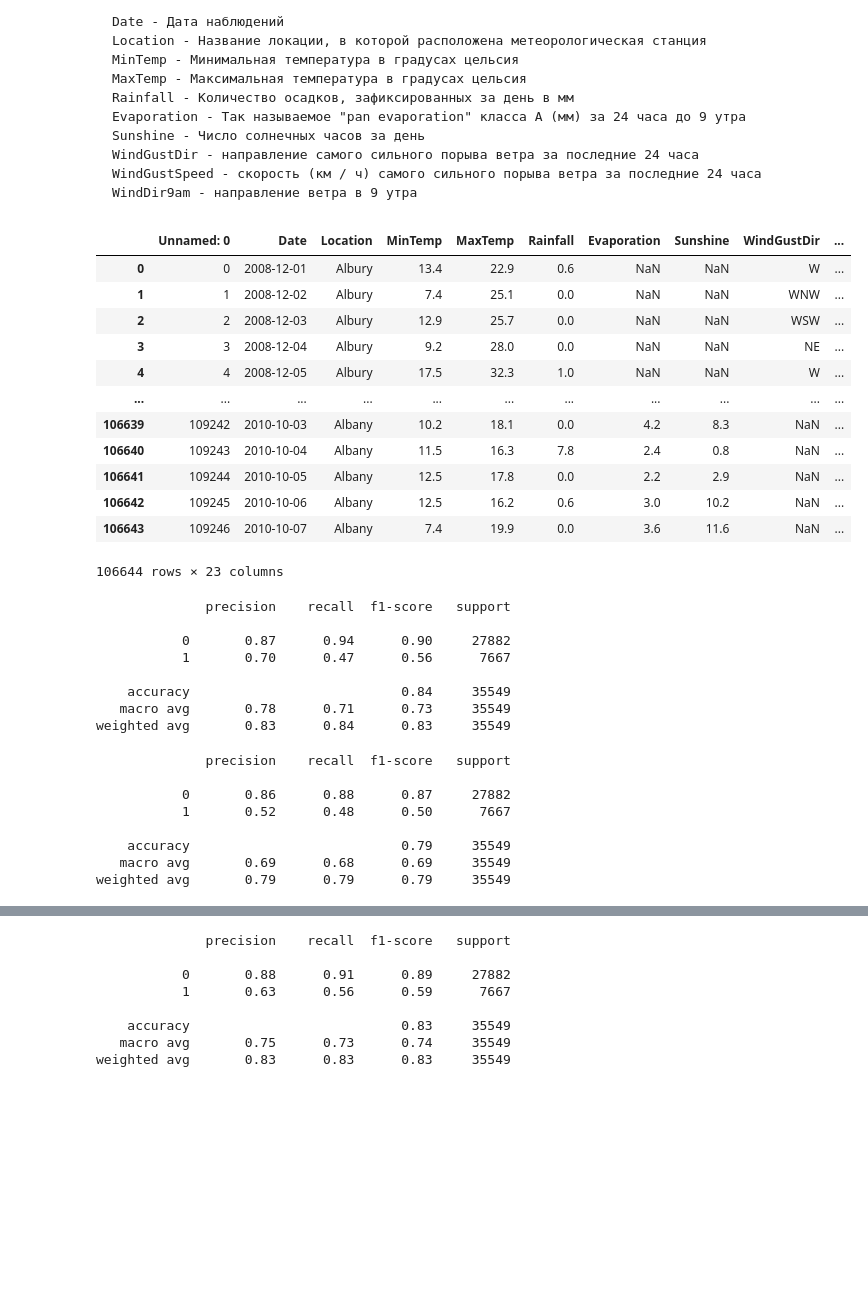
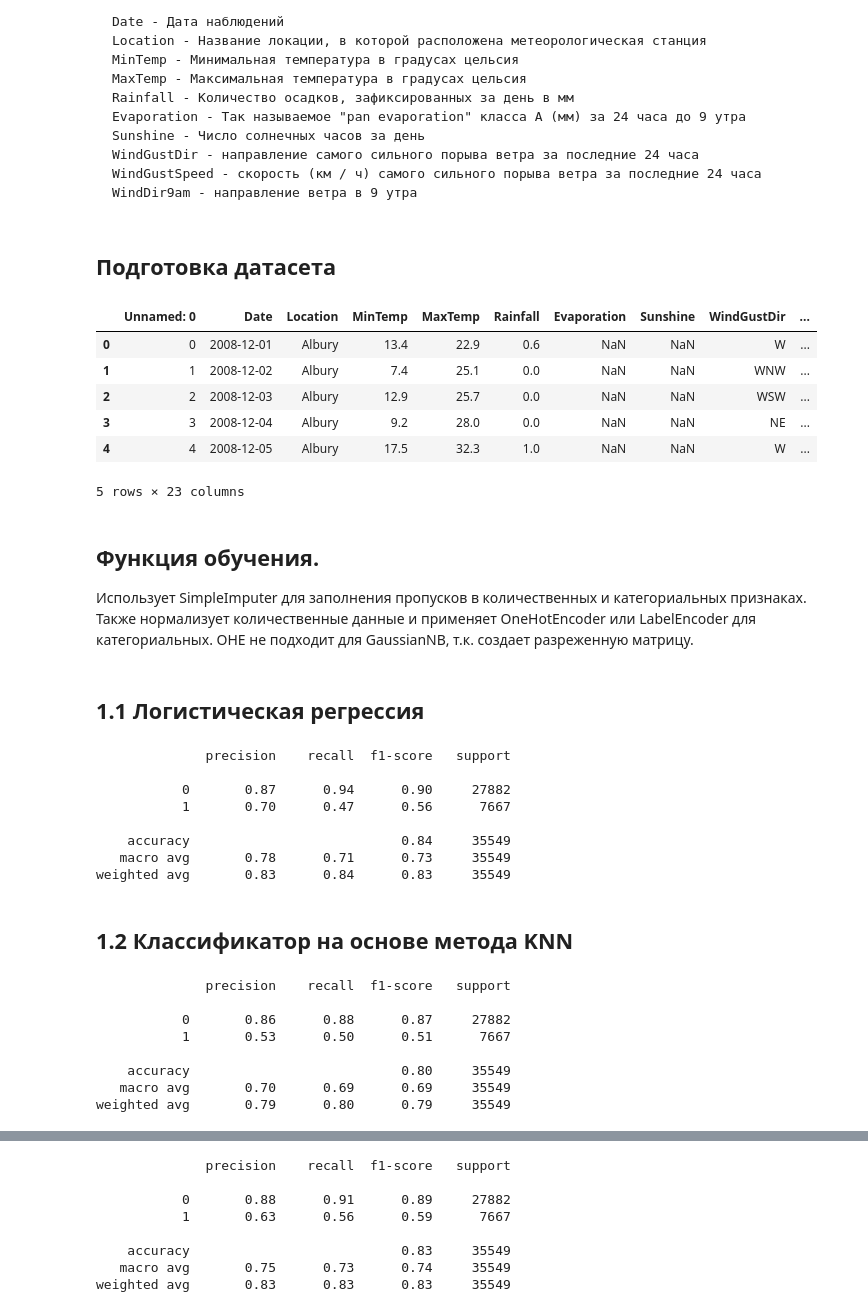
Before and after one commit to artrsyf/VK-ML, a Jupyter notebook: lecture 2/DZ2.ipynb, the cells around one changed output, grey strips where cells are left out. Drawn from its saved outputs; the diff is of its cells as text; code cells hidden in the pictures; blank space fills up the shorter version.

```diff
--- a/lecture 2/DZ2.ipynb
+++ b/lecture 2/DZ2.ipynb
@@ -50,29 +67,28 @@ from sklearn.base import BaseEstimator, TransformerMixin
+# %% [markdown]
+## Подготовка датасета
 # %%
 data = pd.read_csv('weather.csv')
 
 train_data, test_data = train_test_split(data, shuffle=False, test_size=0.25)
 y_train = train_data.RainTomorrow.replace({'No':0, 'Yes': 1})
 y_test = test_data.RainTomorrow.replace({'No':0, 'Yes': 1})
 
 x_train = train_data
 x_test = test_data
 
 del x_train['RainTomorrow']
 del x_test['RainTomorrow']
 
-x_train
+x_train.head()
 # %% [output]
 |  | Unnamed: 0 | Date | Location | MinTemp | MaxTemp | Rainfall | Evaporation | Sunshine | WindGustDir | ... |
 | 0 | 0 | 2008-12-01 | Albury | 13.4 | 22.9 | 0.6 | NaN | NaN | W | ... |
 | 1 | 1 | 2008-12-02 | Albury | 7.4 | 25.1 | 0.0 | NaN | NaN | WNW | ... |
 | 2 | 2 | 2008-12-03 | Albury | 12.9 | 25.7 | 0.0 | NaN | NaN | WSW | ... |
 | 3 | 3 | 2008-12-04 | Albury | 9.2 | 28.0 | 0.0 | NaN | NaN | NE | ... |
 | 4 | 4 | 2008-12-05 | Albury | 17.5 | 32.3 | 1.0 | NaN | NaN | W | ... |
-| ... | ... | ... | ... | ... | ... | ... | ... | ... | ... | ... |
-| 106639 | 109242 | 2010-10-03 | Albany | 10.2 | 18.1 | 0.0 | 4.2 | 8.3 | NaN | ... |
-| 106640 | 109243 | 2010-10-04 | Albany | 11.5 | 16.3 | 7.8 | 2.4 | 0.8 | NaN | ... |
-| 106641 | 109244 | 2010-10-05 | Albany | 12.5 | 17.8 | 0.0 | 2.2 | 2.9 | NaN | ... |
-| 106642 | 109245 | 2010-10-06 | Albany | 12.5 | 16.2 | 0.6 | 3.0 | 10.2 | NaN | ... |
-| 106643 | 109246 | 2010-10-07 | Albany | 7.4 | 19.9 | 0.0 | 3.6 | 11.6 | NaN | ... |
-106644 rows × 23 columns
+5 rows × 23 columns
+# %% [markdown]
+## Функция обучения.
+Использует SimpleImputer для заполнения пропусков в количественных и категориальных признаках. Также нормализует количественные данные и применяет OneHotEncoder или LabelEncoder для категориальных. OHE не подходит для GaussianNB, т.к. создает разреженную матрицу.
 # %%
@@ -114,5 +134,7 @@ def trainModel(x_train, y_train, x_test, y_test, model, ohe=True):
     y_predict = model.predict(x_test)
     print(classification_report(y_test, y_predict))
+# %% [markdown]
+## 1.1 Логистическая регрессия
 # %%
 model = LogisticRegression()
 trainModel(x_train, y_train, x_test, y_test, model)
@@ -125,15 +147,17 @@ trainModel(x_train, y_train, x_test, y_test, model)
     accuracy                           0.84     35549
    macro avg       0.78      0.71      0.73     35549
 weighted avg       0.83      0.84      0.83     35549
+# %% [markdown]
+## 1.2 Классификатор на основе метода KNN
 # %%
 model = KNeighborsClassifier(n_neighbors=1)
-trainModel(x_train, y_train, x_test, y_test, model)
+trainModel(x_train, y_train, x_test, y_test, model, ohe=False)
 # %% [output]
               precision    recall  f1-score   support
 
            0       0.86      0.88      0.87     27882
-           1       0.52      0.48      0.50      7667
+           1       0.53      0.50      0.51      7667
 
-    accuracy                           0.79     35549
-   macro avg       0.69      0.68      0.69     35549
-weighted avg       0.79      0.79      0.79     35549
+    accuracy                           0.80     35549
+   macro avg       0.70      0.69      0.69     35549
+weighted avg       0.79      0.80      0.79     35549
```
Also changed, not shown: parts of 16 cells of this notebook.
